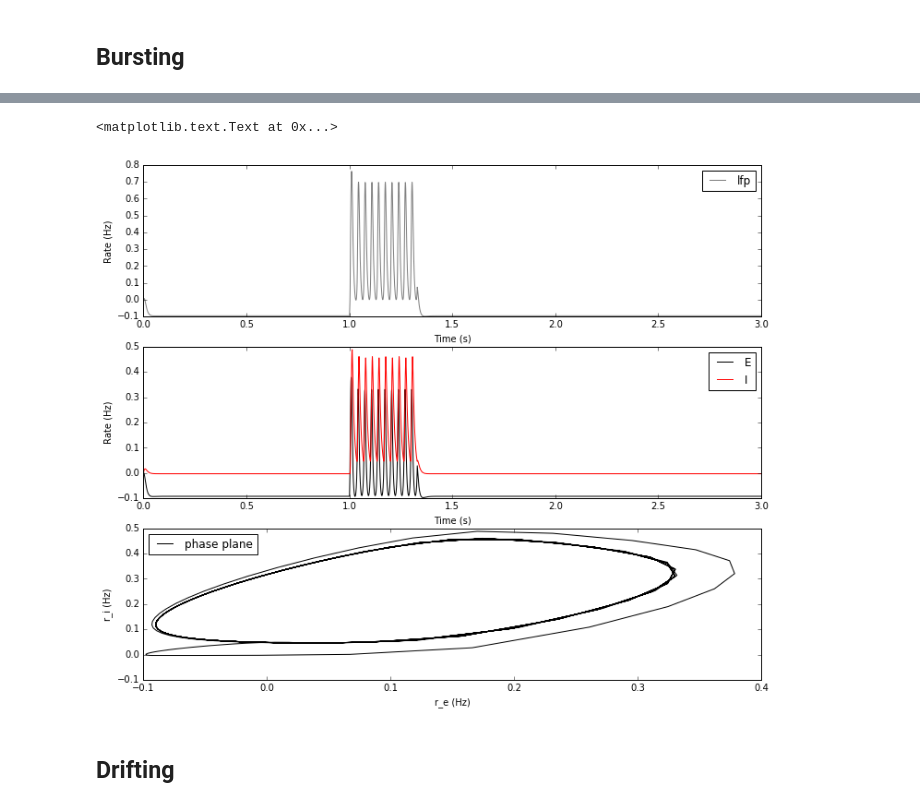
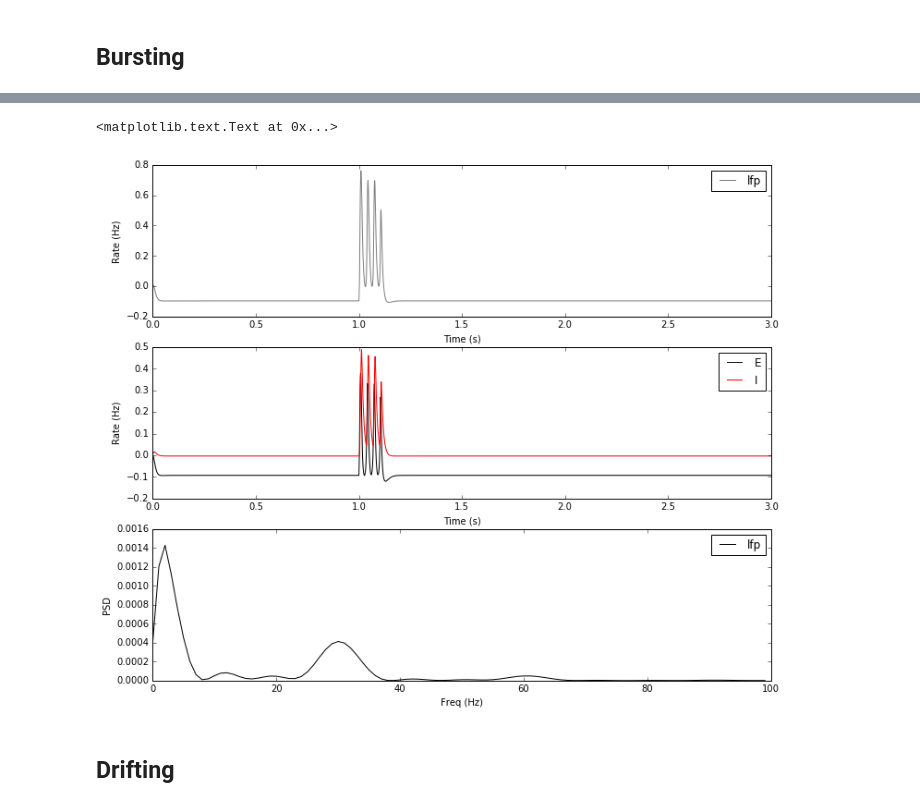
Before and after one commit to voytekresearch/bw, a Jupyter notebook: ipynb/sandbox.ipynb, the cells around one changed output, grey strips where cells are left out. Saved outputs shown, nothing was run; the diff lists cells and outputs as text; code cells hidden in the pictures.

```diff
--- a/ipynb/sandbox.ipynb
+++ b/ipynb/sandbox.ipynb
@@ -79,7 +73,7 @@ ylabel("r_i (Hz)")
 # %% [markdown]
 ## Bursting
 # %%
-%run ../burstie.py burstie -w 0.5 -s 0.3
+%run ../burstie.py burstie
 res = load_kdf('burstie.hdf5')
 
 # -
@@ -111,15 +105,9 @@ ylabel("Rate (Hz)")
 xlim(0, 3)
 
 subplot(313)
-plot(E[times > 0.5], I[times > 0.5], label='phase plane', color='k')
+fs, psd = create_psd(lfp, 1000)
+plot(fs[:100], psd[:100], label='lfp', color='k')
 legend(loc='best')
-xlabel("r_e (Hz)")
-ylabel("r_i (Hz)")
-
-# subplot(313)
-# fs, psd = create_psd(lfp, 1000)
-# plot(fs[:100], psd[:100], label='r_e')
-# legend(loc='best')
-# xlabel("Freq (Hz)")
-# ylabel("PSD")
+xlabel("Freq (Hz)")
+ylabel("PSD")
 # %% [output]
@@ -128,5 +115,5 @@ WARNING    "t" is an internal variable of group "neurongroup", but also exists i
 <matplotlib.text.Text at 0x...>
-[figure, old version]
+[figure, new version]
 # %% [markdown]
 ## Drifting
 # %%
```
Also changed, not shown: parts of 10 cells of this notebook.
